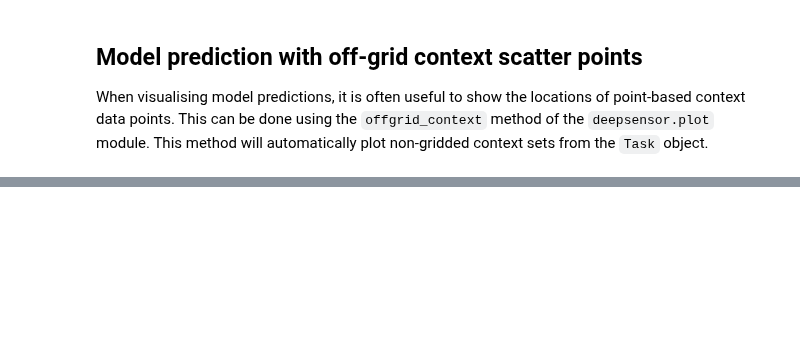
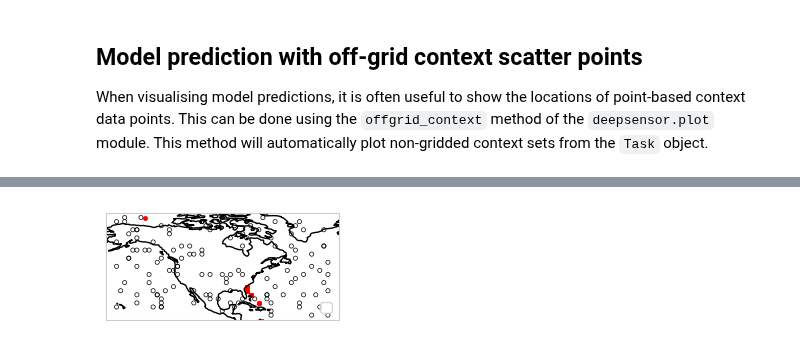
Before and after one commit to alan-turing-institute/deepsensor, a Jupyter notebook: notebooks/plotting.ipynb, the cells around one changed output, grey strips where cells are left out. Drawn from its saved outputs; the diff is of its cells as text; code cells hidden in the pictures; blank space fills up the shorter version.

Commit message:
Add active learning plots

```diff
--- a/notebooks/plotting.ipynb
+++ b/notebooks/plotting.ipynb
@@ -126,0 +128,18 @@ WARNING:matplotlib.legend:No artists with labels found to put in legend.  Note t
+# %%
+from deepsensor.active_learning.algorithms import GreedyAlgorithm
+
+greedy_alg = GreedyAlgorithm(
+    model=model,
+    X_t=ds_raw,
+    X_s=ds_raw,
+    N_new_context=50,
+)
+# %%
+from deepsensor.active_learning.acquisition_fns import MaxStddev
+
+acquisition_fn = MaxStddev(model)
+X_new_df, acquisition_fn_ds = greedy_alg(acquisition_fn, task, "max")
+# %%
+crs = ccrs.PlateCarree()
+fig = deepsensor.plot.placements(task, X_new_df, data_processor, crs, extent=None)
+# %% [output]
@@ -126,0 +147 @@ WARNING:matplotlib.legend:No artists with labels found to put in legend.  Note t
+[figure, added]
```
Also changed, not shown: parts of 10 cells of this notebook.
